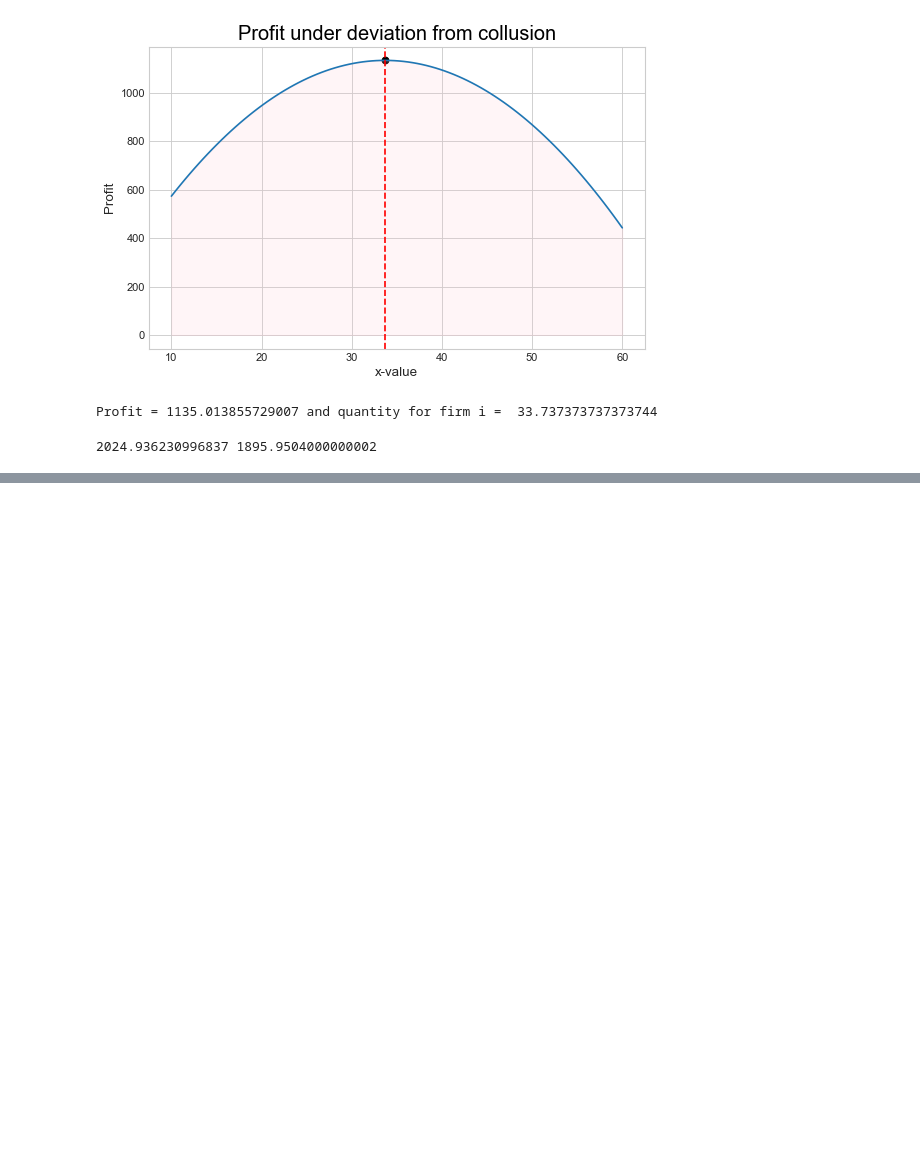
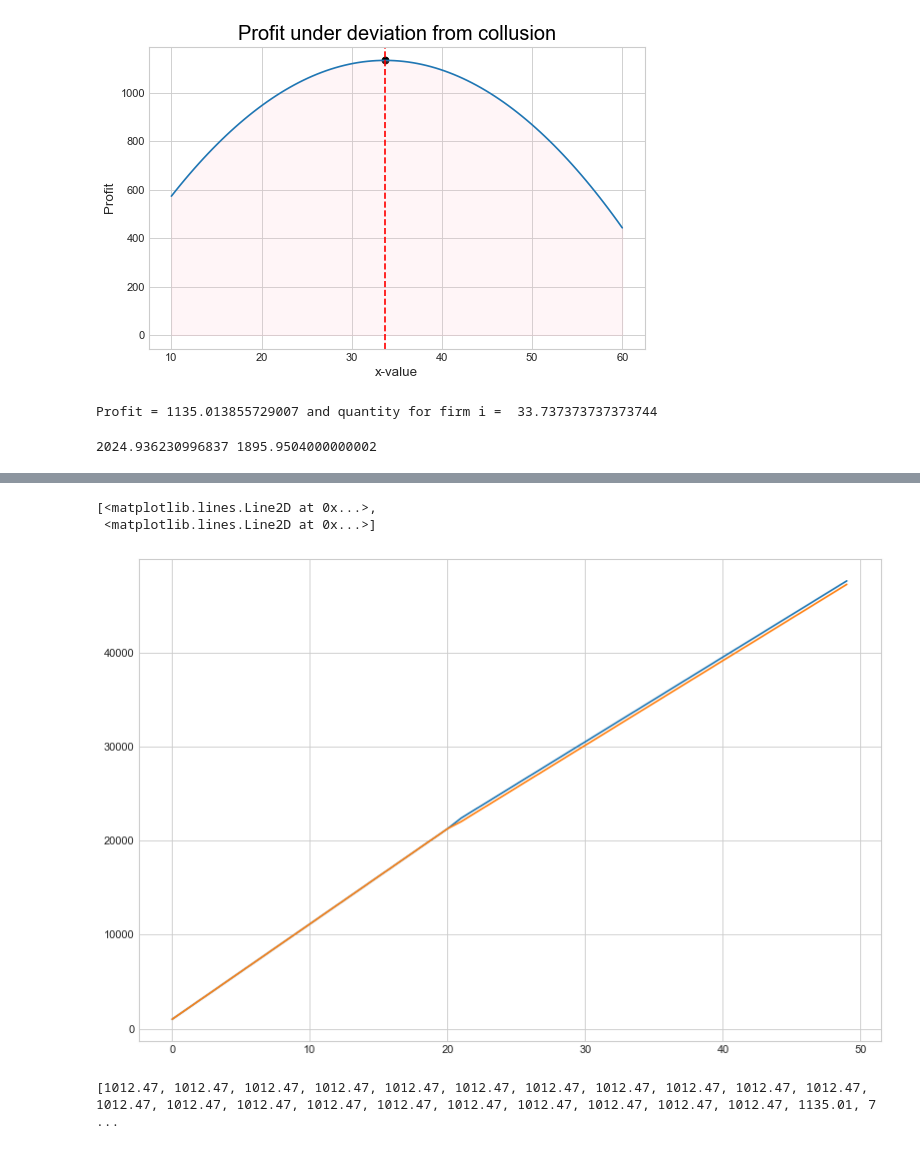
Before and after one commit to yapicikerem/Numecon_workspace, a Jupyter notebook: modelproject/Cournot-Copy1.ipynb, the cells around one changed output, grey strips where cells are left out. Cells and saved outputs as stored; diff of their text form; code cells hidden in the pictures; blank space fills up the shorter version.

```diff
--- a/modelproject/Cournot-Copy1.ipynb
+++ b/modelproject/Cournot-Copy1.ipynb
@@ -136,0 +171,8 @@ print(profit_collude, profit_deviate)
+# %%
+fig = plt.figure(figsize=(12, 8), dpi=80)
+ax = fig.add_subplot(1,1,1)
+ax.plot(t_grid,trig_i_cumulative, trig_j_cumulative)
+# %% [output]
+[<matplotlib.lines.Line2D at 0x...>,
+ <matplotlib.lines.Line2D at 0x...>]
+[figure, added]
@@ -136,0 +199,4 @@ print(profit_collude, profit_deviate)
+# %%
+print(profit_i_tft, profit_j_tft)
+# %% [output]
+[1012.47, 1012.47, 1012.47, 1012.47, 1012.47, 1012.47, 1012.47, 1012.47, 1012.47, 1012.47, 1012.47, 1012.47, 1012.47, 1012.47, 1012.47, 1012.47, 1012.47, 1012.47, 1012.47, 1012.47, 1012.47, 1135.01, 7 ...
```
Also changed, not shown: parts of 20 cells of this notebook.
